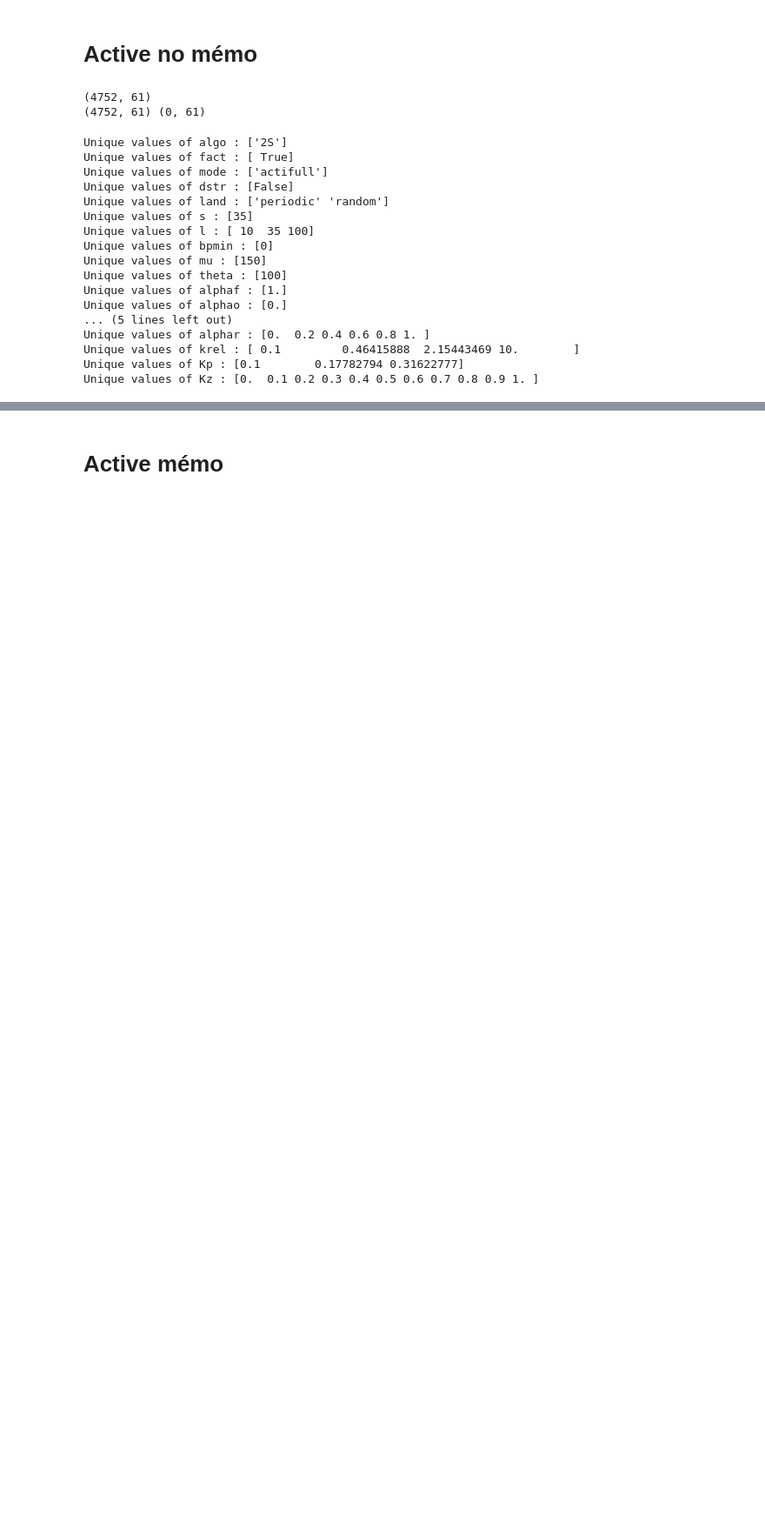
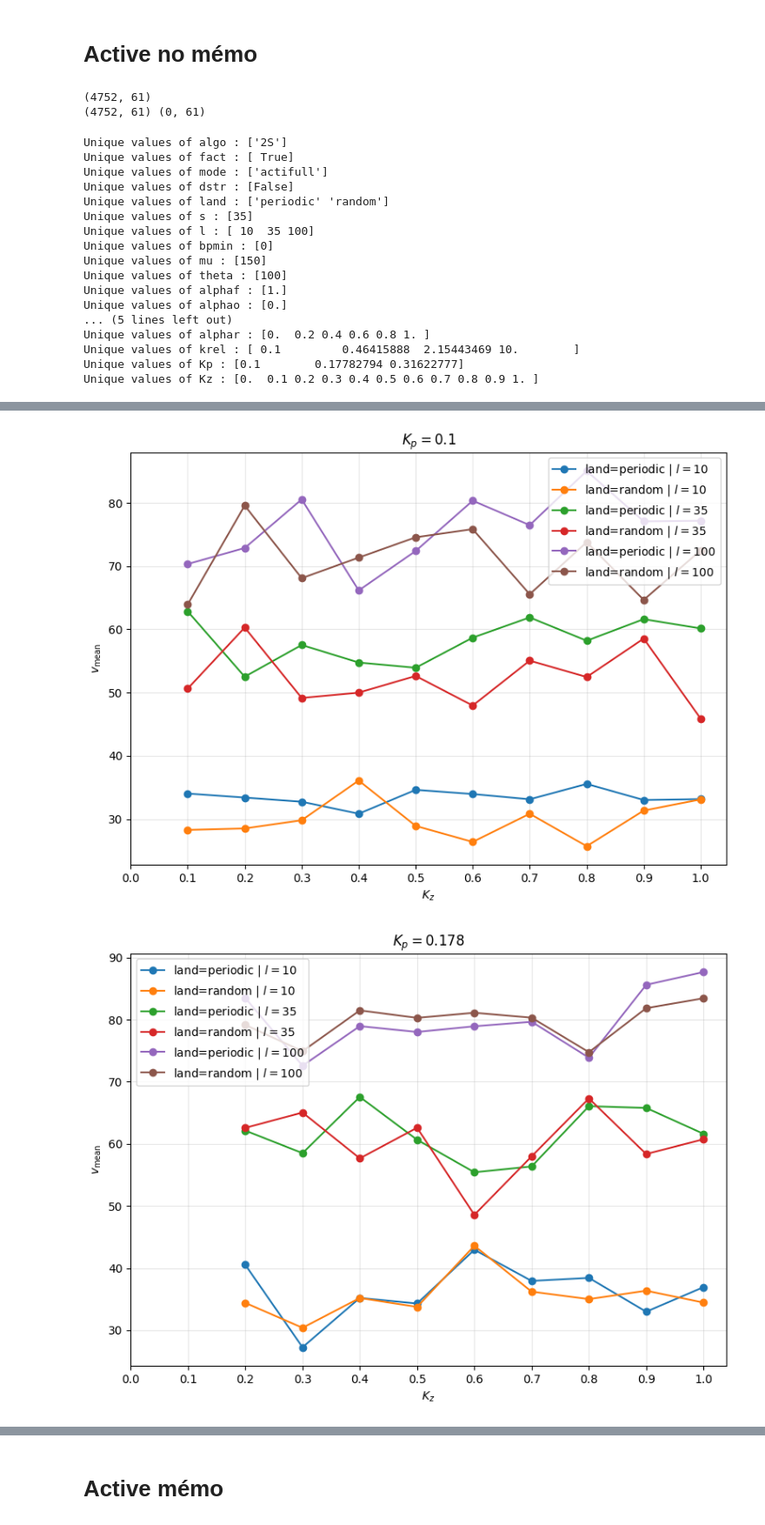
Before and after one commit to npelletbossot/nucleo, a Jupyter notebook: notebooks/work/fact_bis.ipynb, the cells around one changed output, grey strips where cells are left out. Shown at 87% size. Cells and saved outputs as stored; diff of their text form; code cells hidden in the pictures; blank space fills up the shorter version.

```diff
--- a/notebooks/work/fact_bis.ipynb
+++ b/notebooks/work/fact_bis.ipynb
@@ -644,0 +578,76 @@ Unique values of alphao : [0.]
+# %%
+import matplotlib.pyplot as plt
+import polars as pl
+import numpy as np
+
+lands = np.unique(df_actifull["land"].to_numpy())
+ls = np.unique(df_actifull["l"].to_numpy())
+
+alphar = 1
+krel = 0.1
+mu = 150
+
+# Valeurs de Kp présentes dans le DataFrame
+Kp_values = np.unique(df_actifull["Kp"].to_numpy())
+
+for Kp_target in Kp_values:
+
+    plt.figure(figsize=(8, 6), dpi=100)
+
+    for l in ls:
+        for land in lands:
+
+            # Filtre général sauf Kp
+            df_land = df_actifull.filter(
+                (pl.col("land") == land) &
+                (pl.col("l") == l) &
+                (pl.col("mu") == mu) &
+                (pl.col("alphar") == alphar) &
+                (pl.col("krel") == krel)
+            )
+
+            # Conversion numpy
+            Kp_plot = df_land["Kp"].to_numpy()
+            Kz_plot = df_land["Kz"].to_numpy()
+            v_mean = df_land["v_mean"].to_numpy()
+
+            # Sélection tolérante de Kp
+            mask_Kp = np.isclose(
+                Kp_plot,
+                Kp_target,
+                rtol=1e-5,
+                atol=1e-8
+            )
+
+            Kz_plot = Kz_plot[mask_Kp]
+            v_mean = v_mean[mask_Kp]
+
+            # Masque Kz >= Kp
+            mask_Kz = Kz_plot >= Kp_target
+
+            Kz_plot = Kz_plot[mask_Kz]
+            v_mean = v_mean[mask_Kz]
+
+            if len(Kz_plot) == 0:
+                continue
+
+            plt.plot(
+                Kz_plot,
+                v_mean,
+                marker="o",
+                label=f"land={land} | $l={l}$"
+            )
+
+    # plt.xscale("log")
+    plt.xticks(np.arange(0,1+0.10,0.10))
+    plt.xlabel(r"$K_z$")
+    plt.ylabel(r"$v_{\mathrm{mean}}$")
+    plt.title(rf"$K_p = {Kp_target:.3g}$")
+
+    plt.grid(True, which="both", alpha=0.30)
+    plt.legend()
+    plt.tight_layout()
+    plt.show()
+# %% [output]
+[figure, added]
+[figure, added]
```
Also changed, not shown: parts of 2 cells of this notebook, 2 other files.
